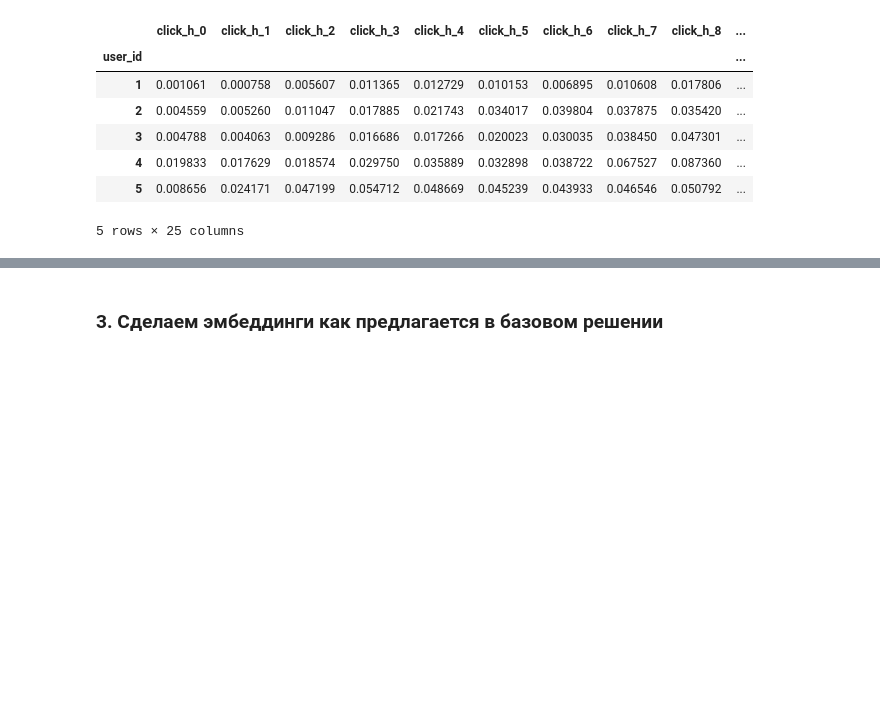
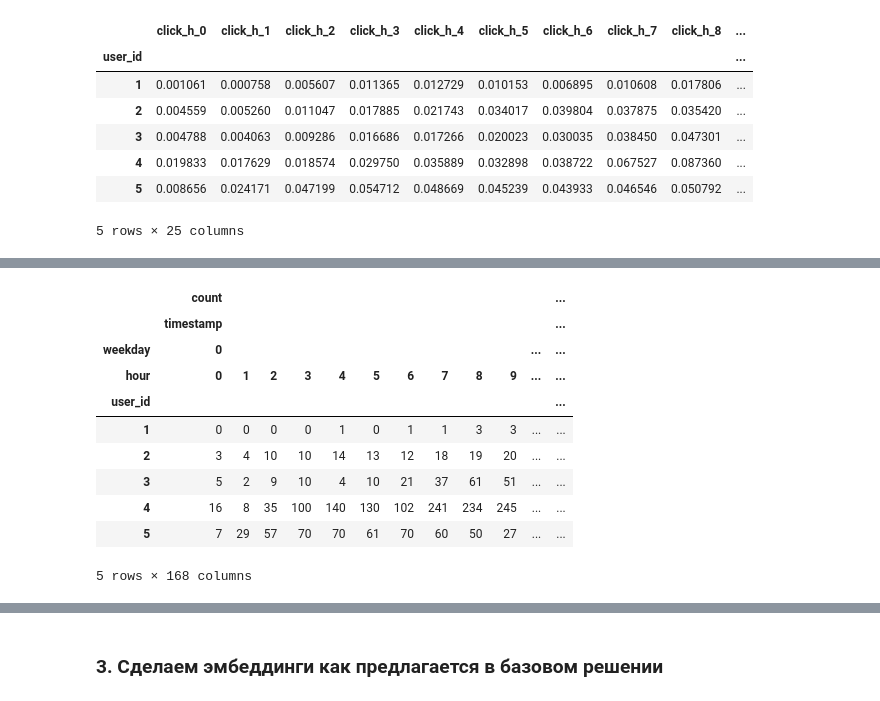
Before and after one commit to DavidRomanovizc/Data_Fusion_Contest, a Jupyter notebook: main.ipynb, the cells around one changed output, grey strips where cells are left out. Saved outputs shown, nothing was run; the diff lists cells and outputs as text; code cells hidden in the pictures; blank space fills up the shorter version.

```diff
--- a/main.ipynb
+++ b/main.ipynb
@@ -78,12 +106,14 @@ RAM GB: 31.9
 # %%
 all_dicts = {}
 
-clickstream = pd.read_csv(r'data\clickstream.csv')
+clickstream = pd.read_csv('/content/data/clickstream.csv')
 clickstream['timestamp'] = pd.to_datetime(clickstream['timestamp'])
 
-# чтобы уменьшить объём файла, закодируем user_id числами
+# чтобы уменьшить объём файла закодируем user_id числами
 all_dicts['rtk_le'] = LabelEncoder().fit(clickstream['user_id'])
-clickstream['user_id'] = all_dicts['rtk_le'].transform(clickstream['user_id']) + 1
-clickstream_dtypes = {'user_id': np.int16, 'cat_id': np.int16, 'new_uid': np.int32}
+clickstream['user_id'] = all_dicts['rtk_le'].transform(clickstream['user_id'])+1
+clickstream_dtypes = {'user_id':np.int16, 'cat_id':np.int16, 'new_uid':np.int32}
 clickstream = clickstream.astype(clickstream_dtypes)
-clickstream['hour'] = clickstream['timestamp'].dt.hour
+clickstream['hour'] = clickstream['timestamp'].dt.hour # // 3
+
+clickstream.head()
@@ -269,0 +488,4 @@ cl_sv.head()  # сколько всего кликов и какая часть
+# %%
+clickstream['date'] = clickstream['timestamp'].dt.date.astype('category')
+clickstream['hour'] = clickstream['timestamp'].dt.hour.astype('category')
+clickstream['weekday'] = clickstream['timestamp'].dt.dayofweek.astype('category')
@@ -269,0 +535,18 @@ cl_sv.head()  # сколько всего кликов и какая часть
+# %%
+clickstream_embed5 = clickstream.pivot_table(index = 'user_id',
+                            values=['timestamp'],
+                            columns=['weekday','hour'],
+                            aggfunc=['count']).fillna(0)
+clickstream_embed5.head()
+# %% [output]
+|  | count |  |  |  |  |  |  |  |  |  |  | ... |
+|  | timestamp |  |  |  |  |  |  |  |  |  |  | ... |
+| weekday | 0 |  |  |  |  |  |  |  |  |  | ... | ... |
+| hour | 0 | 1 | 2 | 3 | 4 | 5 | 6 | 7 | 8 | 9 | ... | ... |
+| user_id |  |  |  |  |  |  |  |  |  |  |  | ... |
+| 1 | 0 | 0 | 0 | 0 | 1 | 0 | 1 | 1 | 3 | 3 | ... | ... |
+| 2 | 3 | 4 | 10 | 10 | 14 | 13 | 12 | 18 | 19 | 20 | ... | ... |
+| 3 | 5 | 2 | 9 | 10 | 4 | 10 | 21 | 37 | 61 | 51 | ... | ... |
+| 4 | 16 | 8 | 35 | 100 | 140 | 130 | 102 | 241 | 234 | 245 | ... | ... |
+| 5 | 7 | 29 | 57 | 70 | 70 | 61 | 70 | 60 | 50 | 27 | ... | ... |
+5 rows × 168 columns
```
Also changed, not shown: parts of 72 cells of this notebook.
